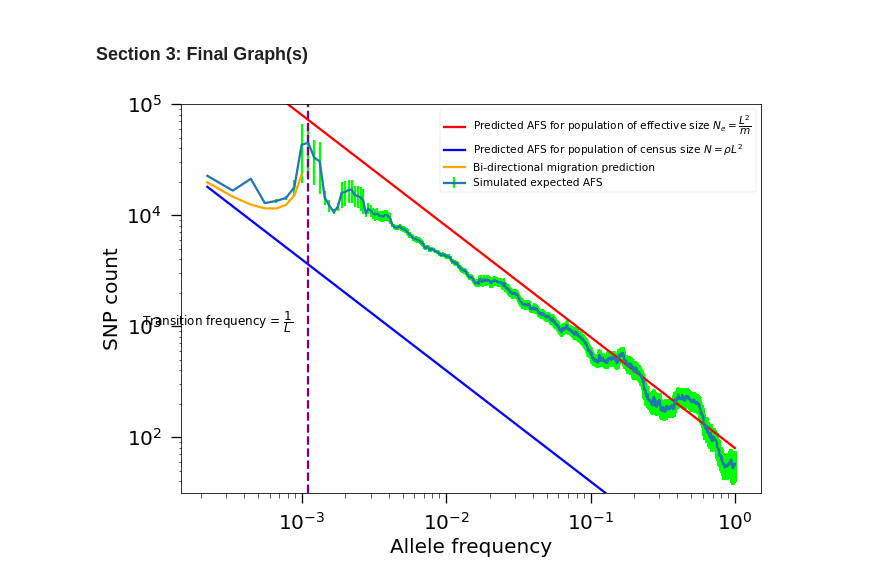
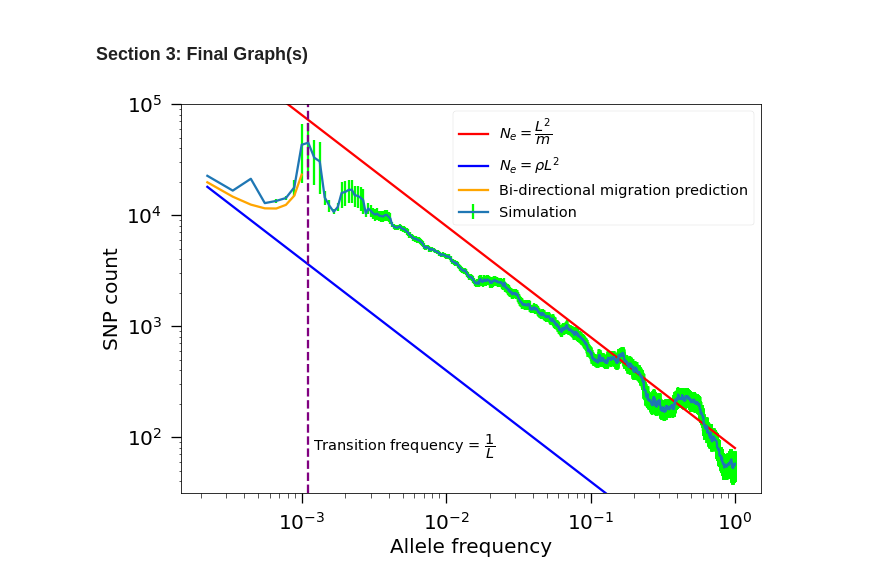
Before and after one commit to weissmanlab/Genetic_Diversity_Space, a Jupyter notebook: 2D_Toroidal_Simulation/2D_Toroidal_Simulation.ipynb, the cells around one changed output. Saved outputs shown, nothing was run; the diff lists cells and outputs as text; code cells hidden in the pictures.

```diff
--- a/2D_Toroidal_Simulation/2D_Toroidal_Simulation.ipynb
+++ b/2D_Toroidal_Simulation/2D_Toroidal_Simulation.ipynb
@@ -292,19 +292,19 @@ scaled_x_bidirection_points_read=np.array(pd.read_csv('2D_scaled_x_bidirection_p
 # %%
 transition_frequency=max(Deme_density,(m*Deme_density**2))/total_sample_size
 err=error_data_read.flatten()
-plt.loglog(AF_xpoints_read, Maruyama_effective_ydata_read, color="red", label =r"Predicted AFS for population of effective size $N_e=\dfrac{L^2}{m}$")
-plt.loglog(AF_xpoints_read, Maruyama_census_ydata_read, color="blue", label =r"Predicted AFS for population of census size $ N=\rho L^2 $" )
+plt.loglog(AF_xpoints_read, Maruyama_effective_ydata_read, color="red", label =r"$N_e=\dfrac{L^2}{m}$")
+plt.loglog(AF_xpoints_read, Maruyama_census_ydata_read, color="blue", label =r"$ N_e=\rho L^2 $" )
 #plt.loglog(np.arange(1, total_sample_size+1)/(total_sample_size+1), smooth(afs[1:], threshold=1000, rescale=200), color="green")
 plt.axvline(transition_frequency,color='purple', linestyle = '--')
-plt.text(0.000078,1000,r"Transition frequency = $\dfrac{1}{L}$",fontsize='12')
+plt.text(0.00120,75,r"Transition frequency = $\dfrac{1}{L}$",fontsize='14.5')
 plt.loglog(scaled_x_bidirection_points_read ,bi_directional_prediction_read,"orange", label ='Bi-directional migration prediction' )
-plt.errorbar(AF_xpoints_read,Simulated_data_read, yerr=err, ecolor="lime", label = "Simulated expected AFS")
+plt.errorbar(AF_xpoints_read,Simulated_data_read, yerr=err, ecolor="lime", label = "Simulation")
 #plt.axvline(0.25)
 plt.xlabel("Allele frequency")
 plt.ylabel('SNP count')
 #plt.legend([r"Predicted AFS for population of effective size $N_e=\frac{L^2}{m}$", r"Predicted AFS for population of census size $ N=\rho L^2 $", r'Transition frequency $= \frac{1}{L}$', "W-F fit","Simulated expected AFS" ], loc ="upper right")
-plt.legend(prop={"size":10.5},loc="upper right")
+plt.legend(prop={"size":14.5},loc="upper right")
 plt.ylim(10**1.5, 10**5)
 plt.savefig("2D_afs2.pdf")
 # %% [output]
-[figure, old version]
+[figure, new version]
```
Also changed, not shown: 1 other file.
